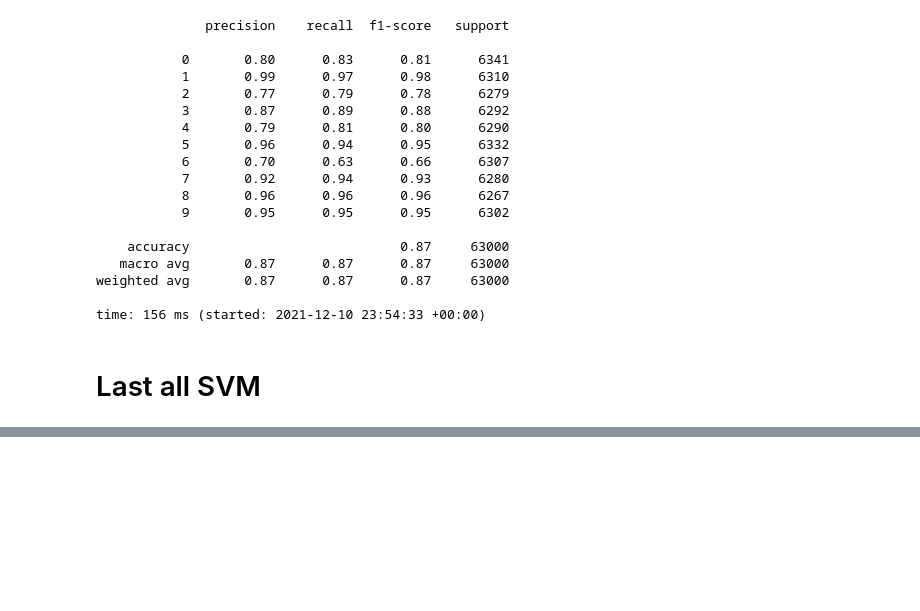
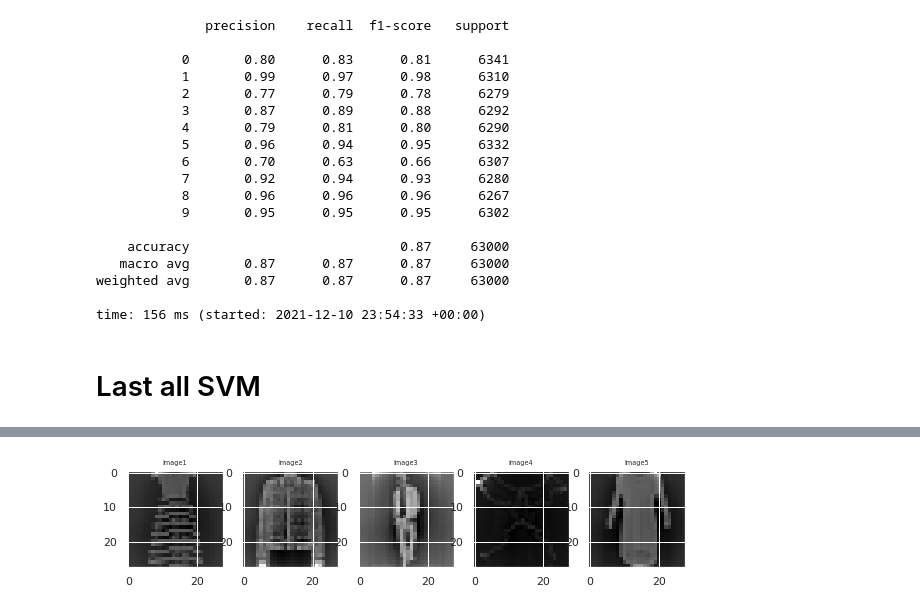
Before and after one commit to ilante/AML_91934_exam, a Jupyter notebook: AML_1_and_2.ipynb, the cells around one changed output, grey strips where cells are left out. Cells and saved outputs as stored; diff of their text form; code cells hidden in the pictures; blank space fills up the shorter version.

```diff
--- a/AML_1_and_2.ipynb
+++ b/AML_1_and_2.ipynb
@@ -1268,0 +1306,5 @@ print(metrics.classification_report(y_test_all, svm_grid_predictions))
+# %%
+from sklearn.preprocessing import StandardScaler
+# Standardizing
+X_train_all_std = StandardScaler().fit_transform(X_train_all)
+X_test_all_std = StandardScaler().fit_transform(X_test_all)
@@ -1268,0 +1328,11 @@ print(metrics.classification_report(y_test_all, svm_grid_predictions))
+# %%
+n_row = 1
+n_col = 5
+plt.figure(figsize=(10,8))
+for i in list(range(n_row*n_col)):
+    plt.subplot(n_row, n_col, i+1)
+    plt.imshow(X_train_all_std[i,:].reshape(28,28), cmap="gray")
+    title_text = "Image" + str(i+1)
+    plt.title(title_text, size=6.5)
+# %% [output]
+[figure, added]
```
Also changed, not shown: parts of 34 cells of this notebook.
